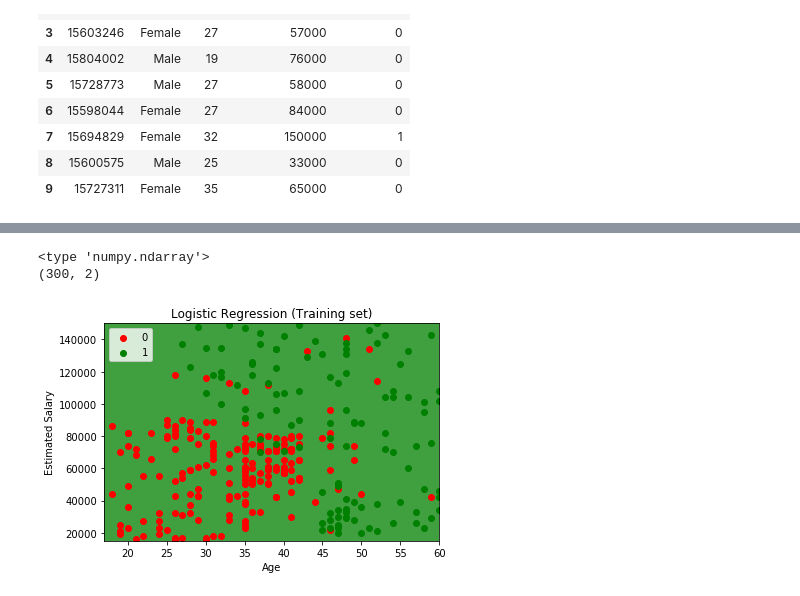
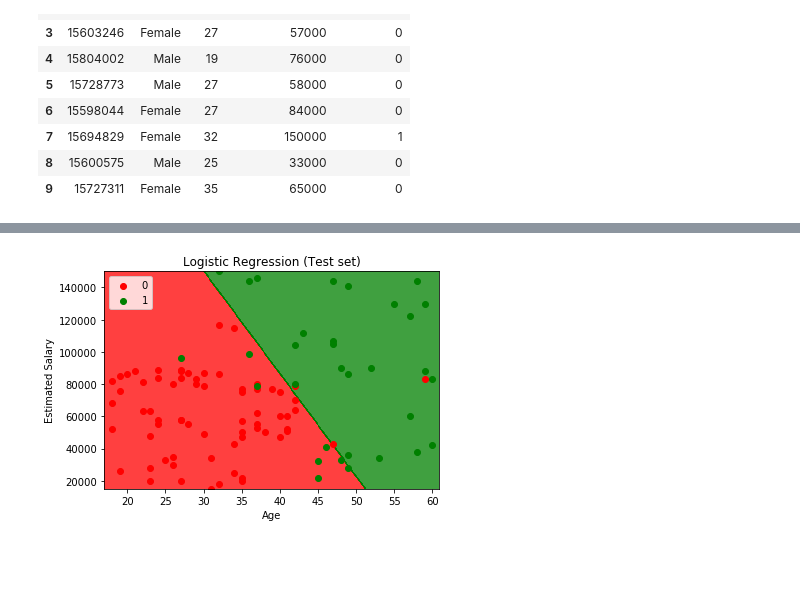
Before and after one commit to franzoni/ML-A-Z-Hands-On-Python-R, a Jupyter notebook: Machine_Learning_A-Z_Template_Folder/Part_3_-_Classification/Section_14_-_Logistic_Regression/P14-Logistic-Regression.ipynb, the cells around one changed output, grey strips where cells are left out. Cells and saved outputs as stored; diff of their text form; code cells hidden in the pictures; blank space fills up the shorter version.

Commit message:
Logistic-Regression LINEAR DONE - propally

```diff
--- a/Machine_Learning_A-Z_Template_Folder/Part_3_-_Classification/Section_14_-_Logistic_Regression/P14-Logistic-Regression.ipynb
+++ b/Machine_Learning_A-Z_Template_Folder/Part_3_-_Classification/Section_14_-_Logistic_Regression/P14-Logistic-Regression.ipynb
@@ -66,30 +119,20 @@ y_pred = classifier.predict(X_test)
 # %%
-# Making the Confusion Matrix
-from sklearn.metrics import confusion_matrix
-cm = confusion_matrix(y_test, y_pred)
-
-# Visualising the Training set results
+# Visualising the Test set results
 from matplotlib.colors import ListedColormap
-X_set, y_set = sc.inverse_transform(X_train), y_train
-puppa = sc.fit_transform(X_set)
-print(type(X_train))
-print( X_train.shape )
-X1,     X2 = np.meshgrid(np.arange(start = X_set[:, 0].min() - 1, stop = X_set[:, 0].max() + 1, step = 1),
-                     np.arange(start = X_set[:, 1].min() - 1, stop = X_set[:, 1].max() + 1, step = 100))
-# the countour is not accurage because classifier.predict is applied to the un-scaled variables => fix it one day
-plt.contourf(X1, X2, classifier.predict(np.array([X1.ravel(), X2.ravel()]).T).reshape(X1.shape),
+X_set, y_set = sc.inverse_transform(X_test), y_test
+X1, X2 = np.meshgrid(np.arange(start = X_set[:, 0].min() - 1, stop = X_set[:, 0].max() + 1, step = 0.1),
+                     np.arange(start = X_set[:, 1].min() - 1, stop = X_set[:, 1].max() + 1, step = 10))
+plt.contourf(X1, X2, classifier.predict( sc.transform(np.array([X1.ravel(), X2.ravel()]).T) ).reshape(X1.shape),
              alpha = 0.75, cmap = ListedColormap(('red', 'green')))
 plt.xlim(X1.min(), X1.max())
 plt.ylim(X2.min(), X2.max())
 for i, j in enumerate(np.unique(y_set)):
     plt.scatter(X_set[y_set == j, 0], X_set[y_set == j, 1],
                 c = ListedColormap(('red', 'green'))(i), label = j)
-plt.title('Logistic Regression (Training set)')
+plt.title('Logistic Regression (Test set)')
 plt.xlabel('Age')
 plt.ylabel('Estimated Salary')
 plt.legend()
 plt.show()
 # %% [output]
-<type 'numpy.ndarray'>
-(300, 2)
-[figure, old version]
+[figure, new version]
```
Also changed, not shown: parts of 14 cells of this notebook.
